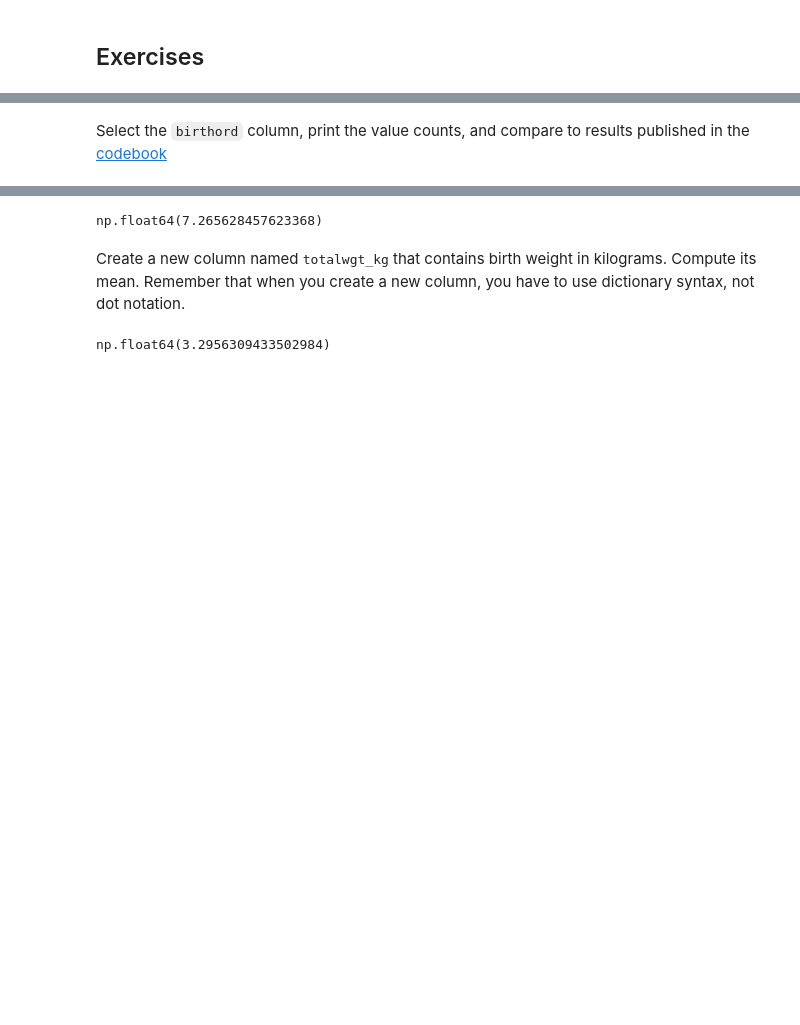
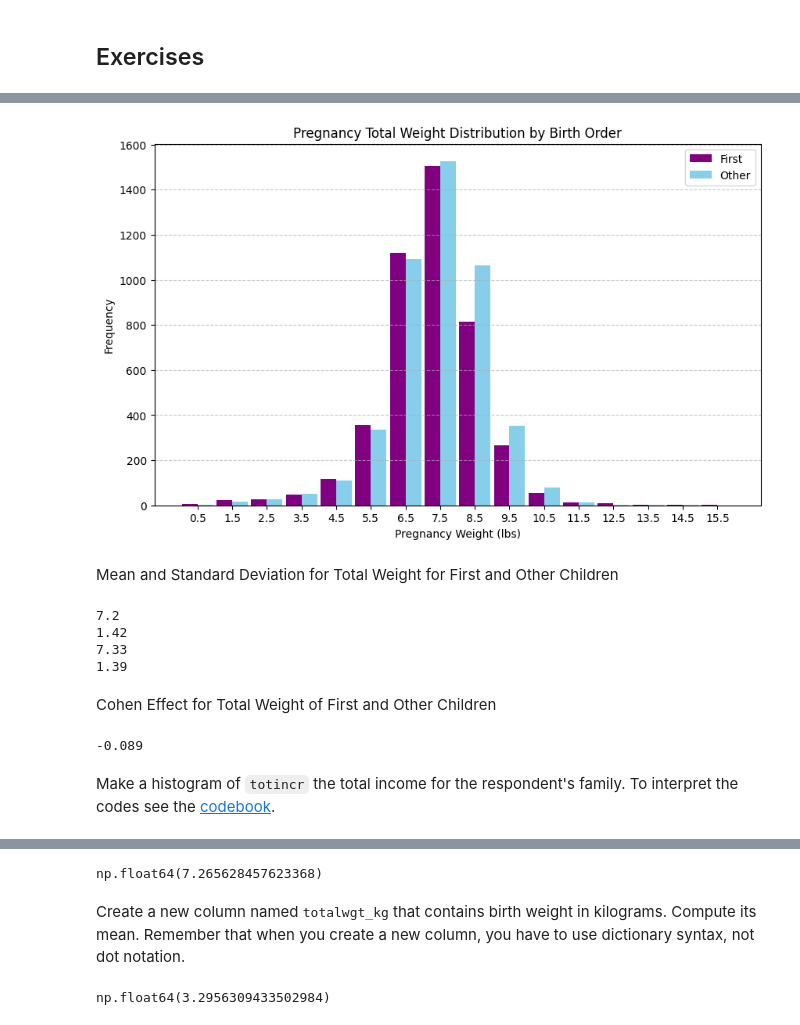
Before and after one commit to sclement2/python_machinelearning, a Jupyter notebook: thinkstats_chp2.ipynb, the cells around one changed output, grey strips where cells are left out. Saved outputs shown, nothing was run; the diff lists cells and outputs as text; code cells hidden in the pictures; blank space fills up the shorter version.

```diff
--- a/thinkstats_chp2.ipynb
+++ b/thinkstats_chp2.ipynb
@@ -256,0 +327,57 @@ print(((first.prglngth.mean() - other.prglngth.mean()) * 7 * 24).round(3)) # hou
+# %%
+# Create a histogram for total weight of first babies versus other
+# Define bin edges for consistency
+bins = np.arange(np.floor(first.totalwgt_lb.min()), np.ceil(first.totalwgt_lb).max()+1, 1)  # Define bins
+
+# Calculate histogram data for both groups
+first_child_hist, _ = np.histogram(first.totalwgt_lb, bins=bins)
+other_children_hist, _ = np.histogram(other.totalwgt_lb, bins=bins)
+
+# Create bar positions for side-by-side plotting
+bar_width = 0.45
+bin_centers = bins[:-1]  # Use the left edges of bins
+first_child_positions = bin_centers + 0.5 - bar_width /2
+other_children_positions = bin_centers + 0.5 + bar_width / 2
+
+# Plot the histogram
+plt.figure(figsize=(10,6))
+plt.bar(first_child_positions, first_child_hist, width=bar_width, color='purple', label='First')
+plt.bar(other_children_positions, other_children_hist, width=bar_width, color='skyblue', label='Other')
+
+# Add titles and labels
+plt.title('Pregnancy Total Weight Distribution by Birth Order')
+plt.xlabel('Pregnancy Weight (lbs)')
+plt.ylabel('Frequency')
+bin_centers = bins[:-1]+0.5
+plt.xticks(bin_centers, bins[:-1]+0.5)  # Ensure bins are labeled correctly
+plt.legend()
+
+# Show the plot
+plt.grid(axis='y', linestyle='--', alpha=0.7)
+plt.show()
+# %% [output]
+[figure, added]
+# %% [markdown]
+Mean and Standard Deviation for Total Weight for First and Other Children
+# %%
+mean_first = first.totalwgt_lb.mean()
+mean_other = other.totalwgt_lb.mean()
+std_first = first.totalwgt_lb.std()
+std_other = other.totalwgt_lb.std()
+
+print(mean_first.round(2))
+print(std_first.round(2))
+print(mean_other.round(2))
+print(std_other.round(2))
+# %% [output]
+7.2
+1.42
+7.33
+1.39
+# %% [markdown]
+Cohen Effect for Total Weight of First and Other Children
+# %%
+cohen = float(CohenEffectSize(first.totalwgt_lb, other.totalwgt_lb).round(3))
+cohen
+# %% [output]
+-0.089
@@ -257,2 +386,2 @@ print(((first.prglngth.mean() - other.prglngth.mean()) * 7 * 24).round(3)) # hou
 # %% [markdown]
-Select the `birthord` column, print the value counts, and compare to results published in the [codebook](https://ftp.cdc.gov/pub/Health_Statistics/NCHS/Dataset_Documentation/NSFG/Cycle6Codebook-Pregnancy.pdf)
+Make a histogram of `totincr` the total income for the respondent's family. To interpret the codes see the [codebook](https://ftp.cdc.gov/pub/Health_Statistics/NCHS/Dataset_Documentation/NSFG/Cycle6Codebook-Female.pdf).
```
Also changed, not shown: parts of 22 cells of this notebook.
